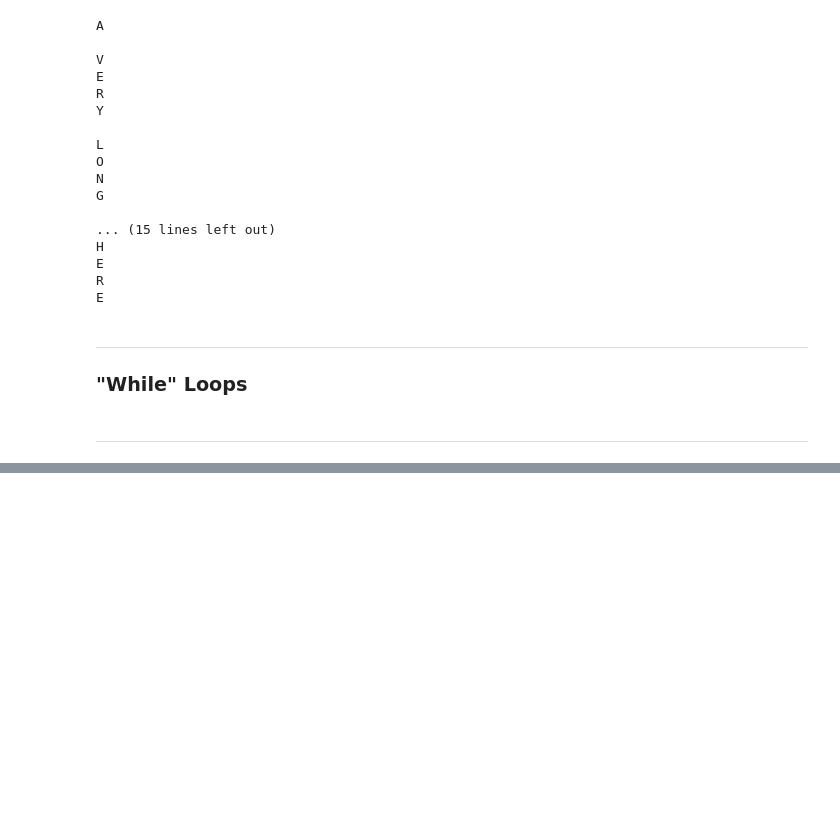
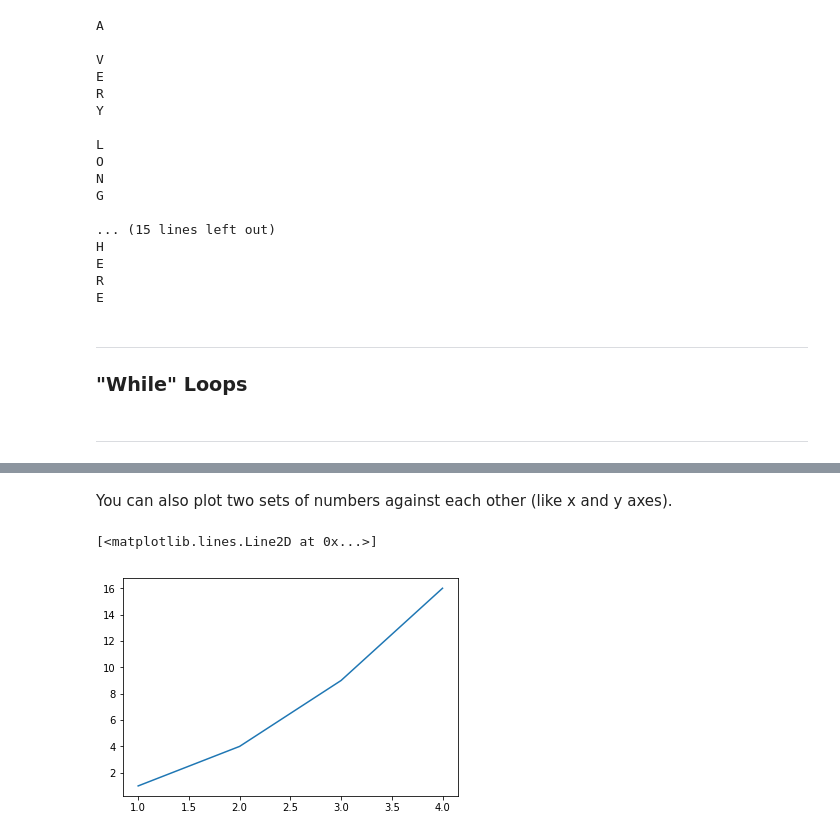
Before and after one commit to Cal-NERDS/intro-to-python, a Jupyter notebook: Intro-to-Python-V3.ipynb, the cells around one changed output, grey strips where cells are left out. Drawn from its saved outputs; the diff is of its cells as text; code cells hidden in the pictures; blank space fills up the shorter version.

```diff
--- a/Intro-to-Python-V3.ipynb
+++ b/Intro-to-Python-V3.ipynb
@@ -888,0 +1008,9 @@ Intro to section 2 here.
+# %% [markdown]
+You can also plot two sets of numbers against each other (like x and y axes).
+# %%
+# EXAMPLE
+
+plt.plot([1, 2, 3, 4], [1, 4, 9, 16])
+# %% [output]
+[<matplotlib.lines.Line2D at 0x...>]
+[figure, added]
```
Also changed, not shown: parts of 99 cells of this notebook.
